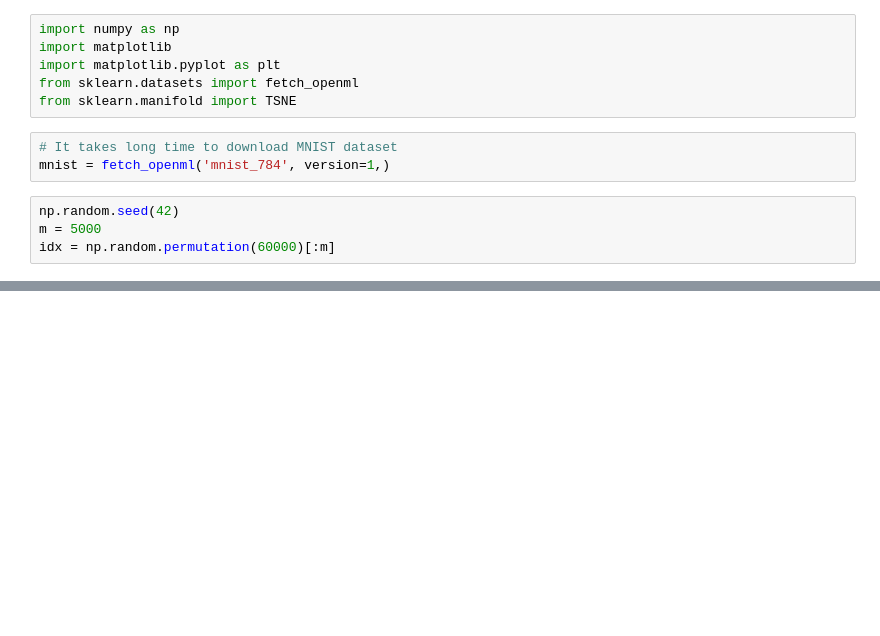
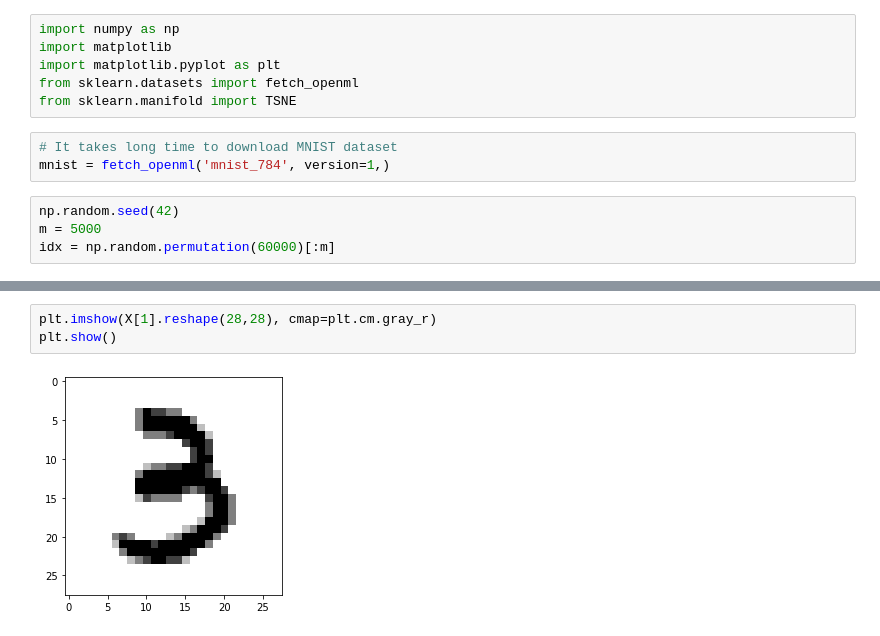
Before and after one commit to peisuke/ml-works, a Jupyter notebook: 8/8_2.ipynb, the cells around one changed output, grey strips where cells are left out. Cells and saved outputs as stored; diff of their text form; blank space fills up the shorter version.

```diff
--- a/8/8_2.ipynb
+++ b/8/8_2.ipynb
@@ -18,0 +52,5 @@ Y = mnist['target'][idx]
+# %%
+plt.imshow(X[1].reshape(28,28), cmap=plt.cm.gray_r)
+plt.show()
+# %% [output]
+[figure, added]
```
Also changed, not shown: parts of 7 cells of this notebook.
